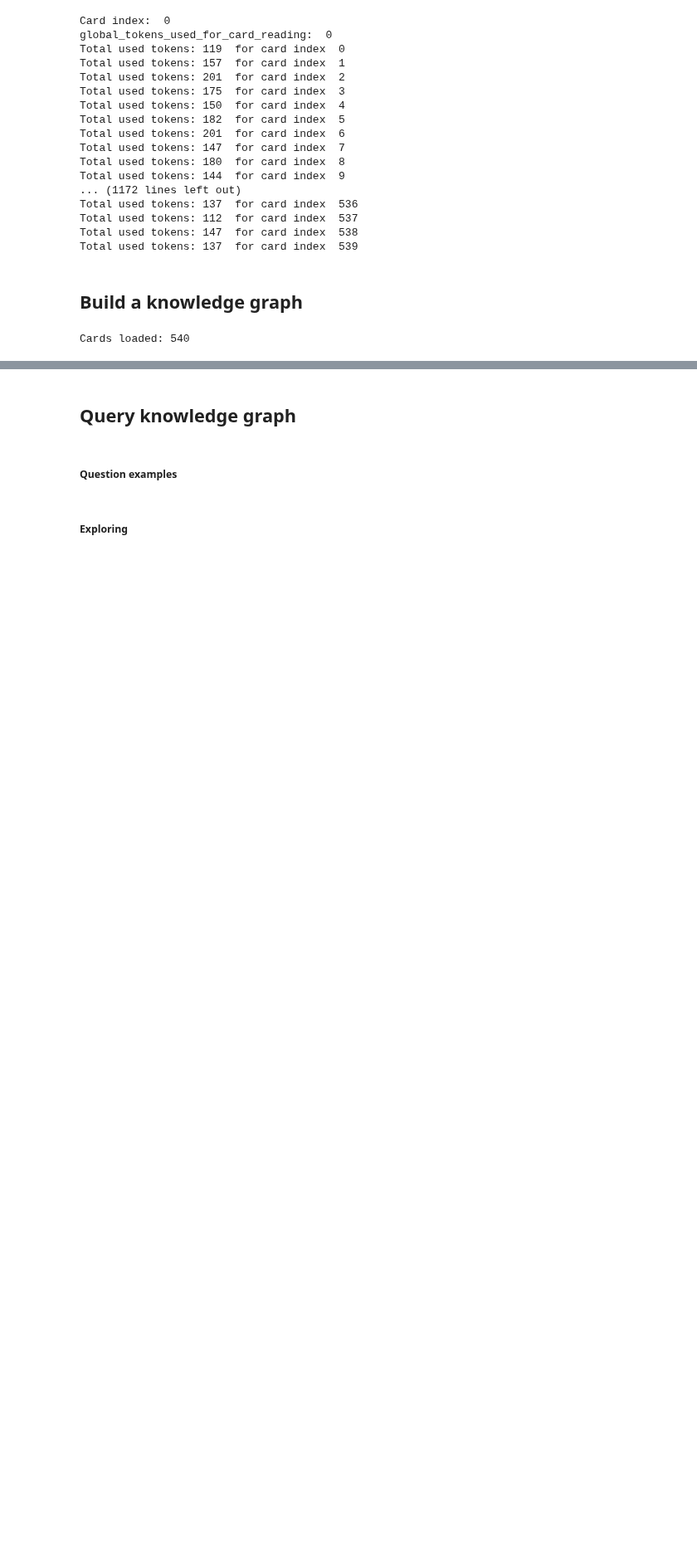
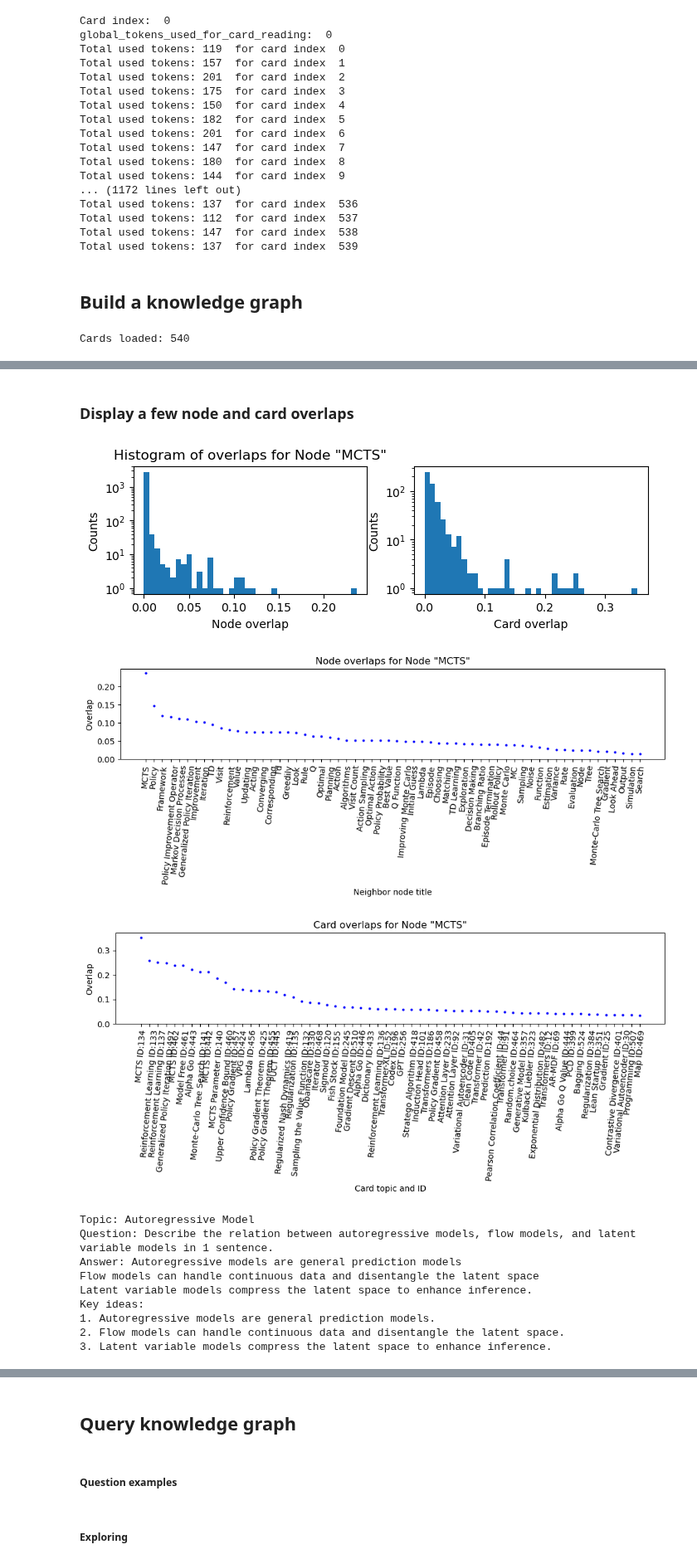
Before and after one commit to tomhartke/knowledge-graph-from-GPT, a Jupyter notebook: KnowledgeGraphInterface.ipynb, the cells around one changed output, grey strips where cells are left out. Shown at 83% size. Drawn from its saved outputs; the diff is of its cells as text; code cells hidden in the pictures; blank space fills up the shorter version.

```diff
--- a/KnowledgeGraphInterface.ipynb
+++ b/KnowledgeGraphInterface.ipynb
@@ -91,0 +92,25 @@ Recalculating relative abstraction
+# %% [markdown]
+### Display a few node and card overlaps
+# %%
+# Display a few nodes/cards
+
+node_title = 'MCTS'
+node = kGraph.nodes[node_title]
+kGraph.display_object_overlaps(node)
+
+card = kGraph.cards[4]
+card.display(verbose=True)
+kGraph.display_object_overlaps(card)
+# %% [output]
+[figure, added]
+[figure, added]
+[figure, added]
+Topic: Autoregressive Model
+Question: Describe the relation between autoregressive models, flow models, and latent variable models in 1 sentence.
+Answer: Autoregressive models are general prediction models
+Flow models can handle continuous data and disentangle the latent space
+Latent variable models compress the latent space to enhance inference.
+Key ideas:
+1. Autoregressive models are general prediction models.
+2. Flow models can handle continuous data and disentangle the latent space.
+3. Latent variable models compress the latent space to enhance inference.
```
Also changed, not shown: parts of 4 cells of this notebook, 4 other files.
